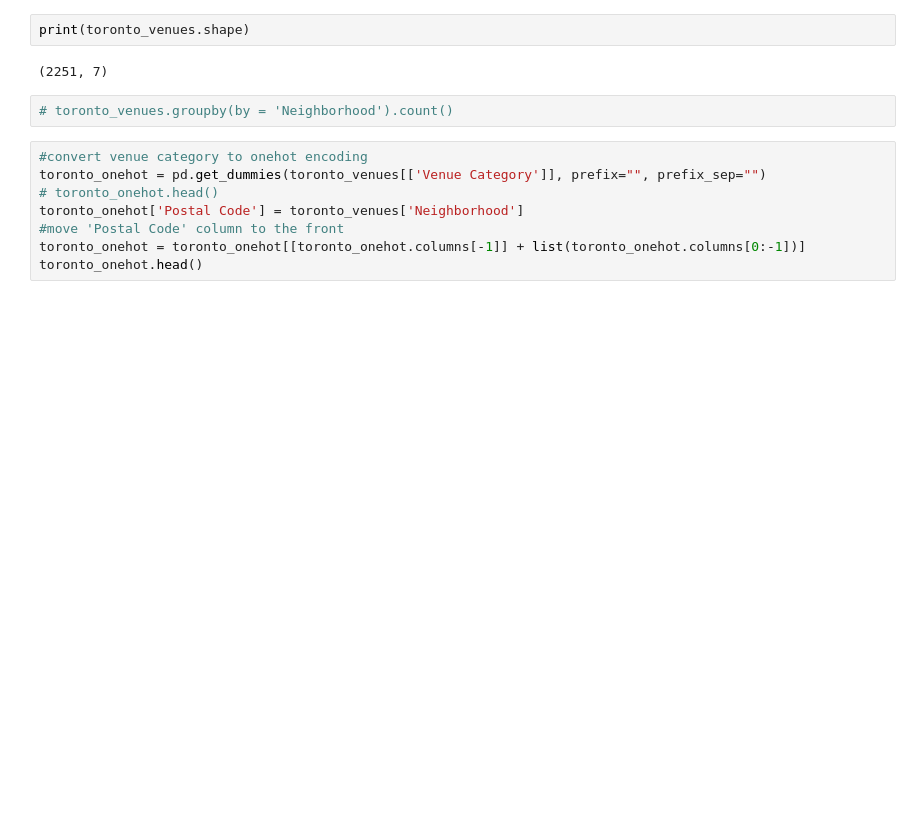
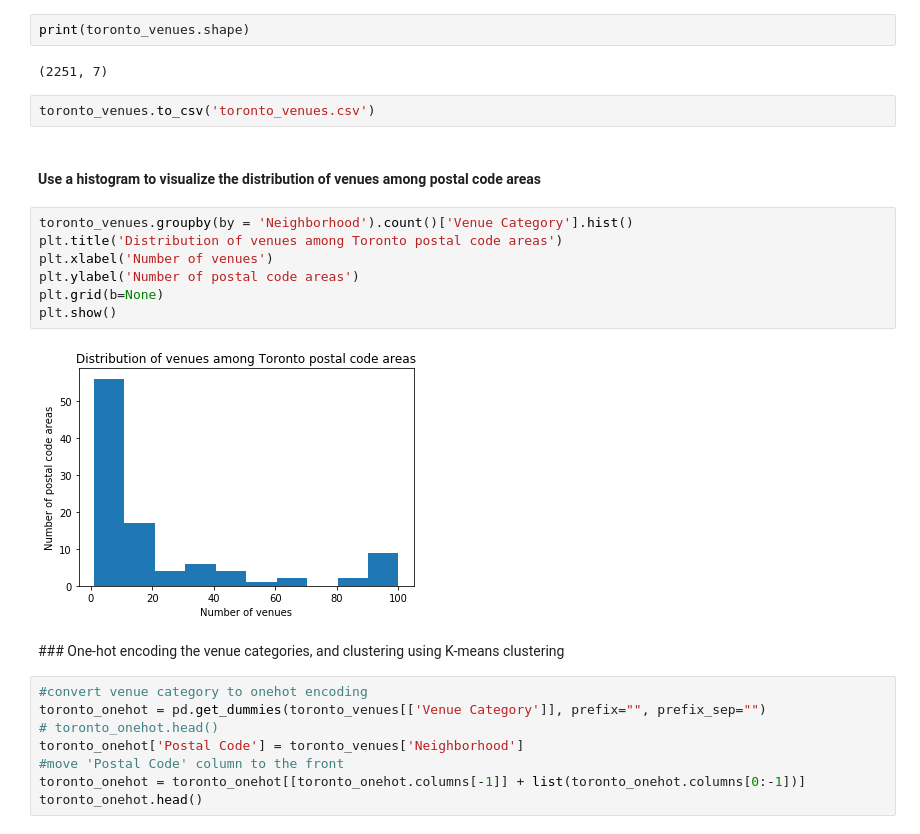
Before and after one commit to chencheng23/Toronto, a Jupyter notebook: Toronto_postcode_clustering.ipynb, the cells around one changed output. Drawn from its saved outputs; the diff is of its cells as text; blank space fills up the shorter version.

Commit message:
version 2.0, added histogram, added description

```diff
--- a/Toronto_postcode_clustering.ipynb
+++ b/Toronto_postcode_clustering.ipynb
@@ -218,8 +235,22 @@ toronto_venues.head()
 print(toronto_venues.shape)
 # %% [output]
 (2251, 7)
-# %%
-# toronto_venues.groupby(by = 'Neighborhood').count()
+# %%
+toronto_venues.to_csv('toronto_venues.csv')
+# %% [markdown]
+#### Use a histogram to visualize the distribution of venues among postal code areas
+# %%
+toronto_venues.groupby(by = 'Neighborhood').count()['Venue Category'].hist()
+plt.title('Distribution of venues among Toronto postal code areas')
+plt.xlabel('Number of venues')
+plt.ylabel('Number of postal code areas')
+plt.grid(b=None)
+plt.show()
+# %% [output]
+[figure, added]
+# %% [markdown]
+<a name='cluster' />
+### One-hot encoding the venue categories, and clustering using K-means clustering
 # %%
 #convert venue category to onehot encoding
 toronto_onehot = pd.get_dummies(toronto_venues[['Venue Category']], prefix="", prefix_sep="")
```
Also changed, not shown: parts of 23 cells of this notebook.
